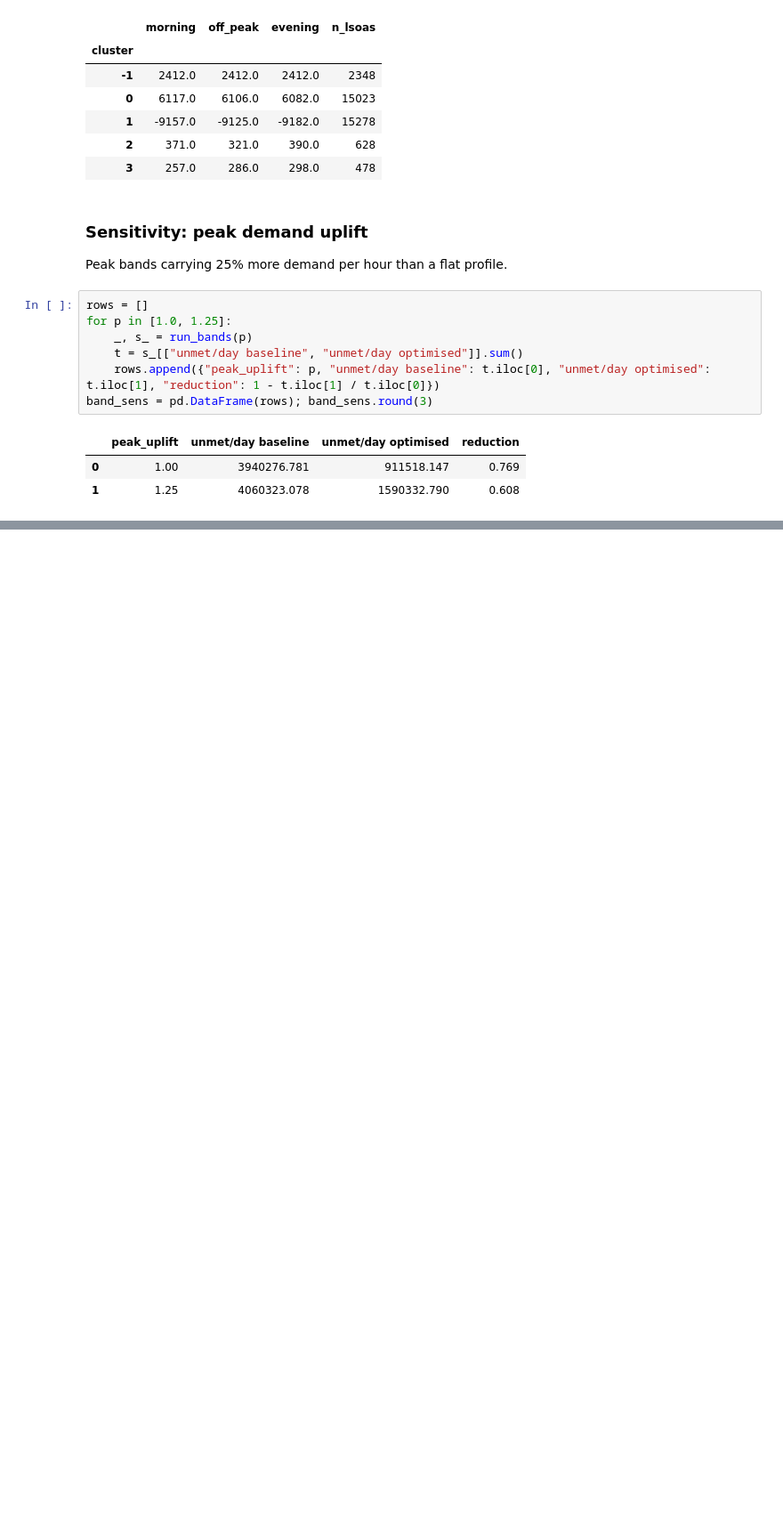
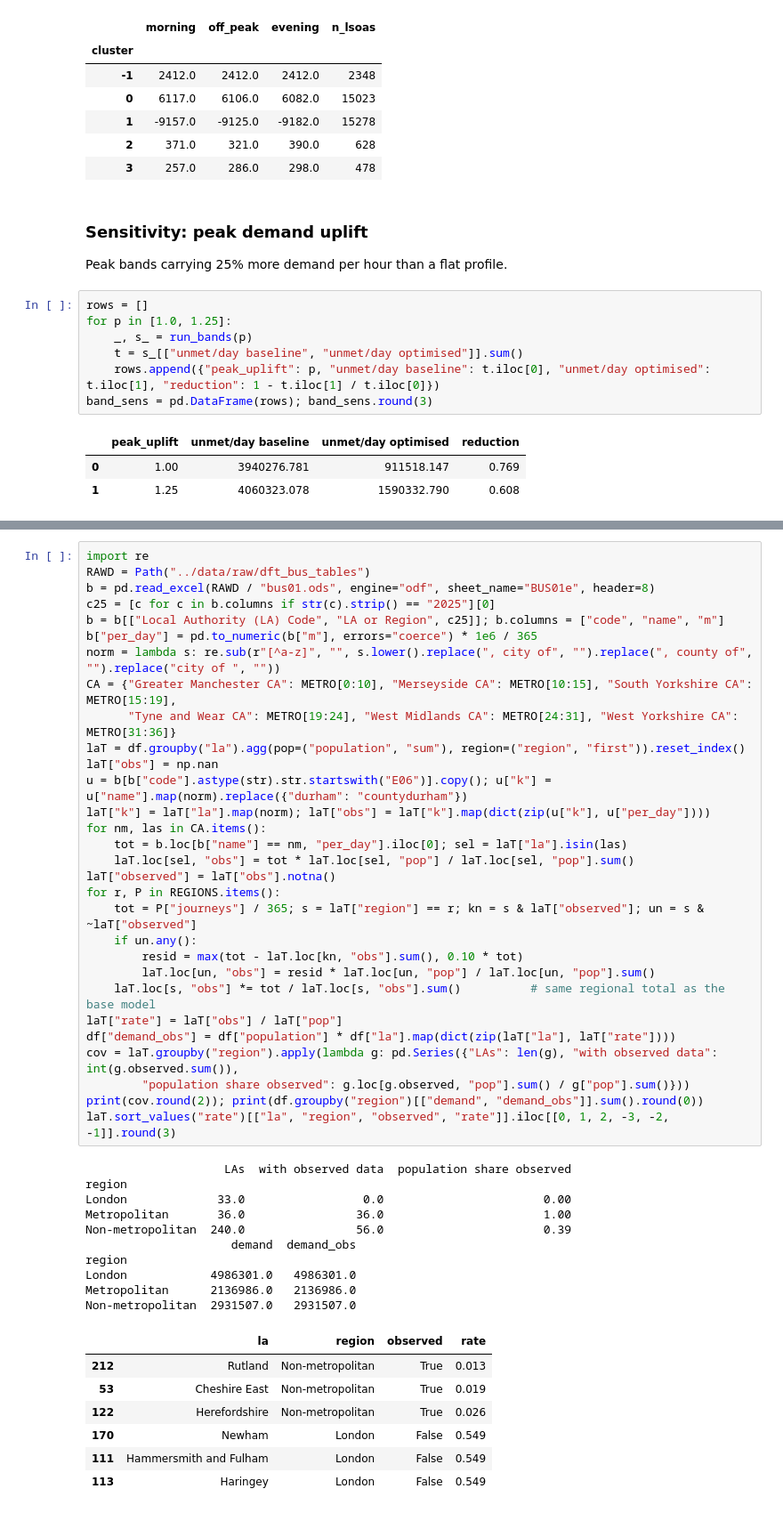
Before and after one commit to firdoushkhilji/bus-demand-gap-analysis-dashboard, a Jupyter notebook: notebooks/03_optimisation.ipynb, the cells around one changed output, grey strips where cells are left out. Shown at 89% size. Cells and saved outputs as stored; diff of their text form; blank space fills up the shorter version.

```diff
--- a/notebooks/03_optimisation.ipynb
+++ b/notebooks/03_optimisation.ipynb
@@ -227,0 +245,48 @@ band_sens = pd.DataFrame(rows); band_sens.round(3)
+# %%
+import re
+RAWD = Path("../data/raw/dft_bus_tables")
+b = pd.read_excel(RAWD / "bus01.ods", engine="odf", sheet_name="BUS01e", header=8)
+c25 = [c for c in b.columns if str(c).strip() == "2025"][0]
+b = b[["Local Authority (LA) Code", "LA or Region", c25]]; b.columns = ["code", "name", "m"]
+b["per_day"] = pd.to_numeric(b["m"], errors="coerce") * 1e6 / 365
+norm = lambda s: re.sub(r"[^a-z]", "", s.lower().replace(", city of", "").replace(", county of", "").replace("city of ", ""))
+CA = {"Greater Manchester CA": METRO[0:10], "Merseyside CA": METRO[10:15], "South Yorkshire CA": METRO[15:19],
+      "Tyne and Wear CA": METRO[19:24], "West Midlands CA": METRO[24:31], "West Yorkshire CA": METRO[31:36]}
+laT = df.groupby("la").agg(pop=("population", "sum"), region=("region", "first")).reset_index()
+laT["obs"] = np.nan
+u = b[b["code"].astype(str).str.startswith("E06")].copy(); u["k"] = u["name"].map(norm).replace({"durham": "countydurham"})
+laT["k"] = laT["la"].map(norm); laT["obs"] = laT["k"].map(dict(zip(u["k"], u["per_day"])))
+for nm, las in CA.items():
+    tot = b.loc[b["name"] == nm, "per_day"].iloc[0]; sel = laT["la"].isin(las)
+    laT.loc[sel, "obs"] = tot * laT.loc[sel, "pop"] / laT.loc[sel, "pop"].sum()
+laT["observed"] = laT["obs"].notna()
+for r, P in REGIONS.items():
+    tot = P["journeys"] / 365; s = laT["region"] == r; kn = s & laT["observed"]; un = s & ~laT["observed"]
+    if un.any():
+        resid = max(tot - laT.loc[kn, "obs"].sum(), 0.10 * tot)
+        laT.loc[un, "obs"] = resid * laT.loc[un, "pop"] / laT.loc[un, "pop"].sum()
+    laT.loc[s, "obs"] *= tot / laT.loc[s, "obs"].sum()          # same regional total as the base model
+laT["rate"] = laT["obs"] / laT["pop"]
+df["demand_obs"] = df["population"] * df["la"].map(dict(zip(laT["la"], laT["rate"])))
+cov = laT.groupby("region").apply(lambda g: pd.Series({"LAs": len(g), "with observed data": int(g.observed.sum()),
+        "population share observed": g.loc[g.observed, "pop"].sum() / g["pop"].sum()}))
+print(cov.round(2)); print(df.groupby("region")[["demand", "demand_obs"]].sum().round(0))
+laT.sort_values("rate")[["la", "region", "observed", "rate"]].iloc[[0, 1, 2, -3, -2, -1]].round(3)
+# %% [output]
+                    LAs  with observed data  population share observed
+region
+London             33.0                 0.0                       0.00
+Metropolitan       36.0                36.0                       1.00
+Non-metropolitan  240.0                56.0                       0.39
+                     demand  demand_obs
+region
+London            4986301.0   4986301.0
+Metropolitan      2136986.0   2136986.0
+Non-metropolitan  2931507.0   2931507.0
+|  | la | region | observed | rate |
+| 212 | Rutland | Non-metropolitan | True | 0.013 |
+| 53 | Cheshire East | Non-metropolitan | True | 0.019 |
+| 122 | Herefordshire | Non-metropolitan | True | 0.026 |
+| 170 | Newham | London | False | 0.549 |
+| 111 | Hammersmith and Fulham | London | False | 0.549 |
+| 113 | Haringey | London | False | 0.549 |
```
Also changed, not shown: parts of 11 cells of this notebook, 28 other files.
